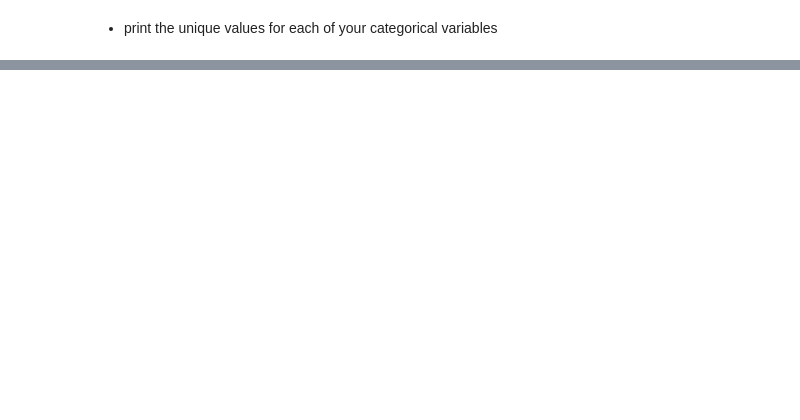
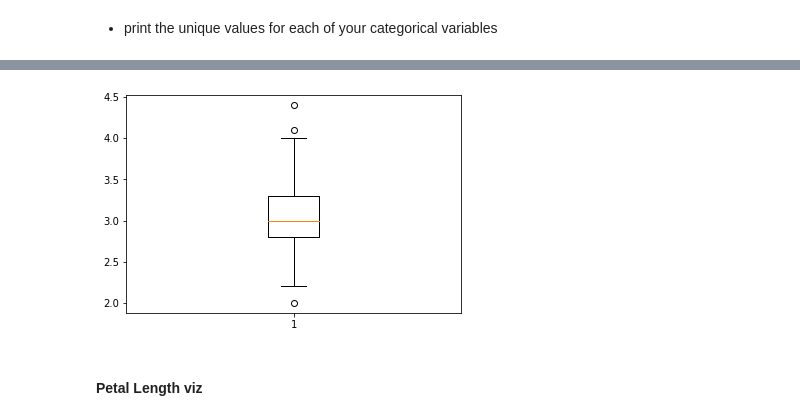
Before and after one commit to mariamnaqvi/classification-exercises, a Jupyter notebook: classification_exercises.ipynb, the cells around one changed output, grey strips where cells are left out. Cells and saved outputs as stored; diff of their text form; code cells hidden in the pictures; blank space fills up the shorter version.

```diff
--- a/classification_exercises.ipynb
+++ b/classification_exercises.ipynb
@@ -457,0 +292,8 @@ iris_df.shape
+# %%
+#sns.boxplot(data=train.sepal_width)
+plt.boxplot(train['sepal_width'])
+plt.show()
+# %% [output]
+[figure, added]
+# %% [markdown]
+#### Petal Length viz
```
Also changed, not shown: parts of 97 cells of this notebook.
